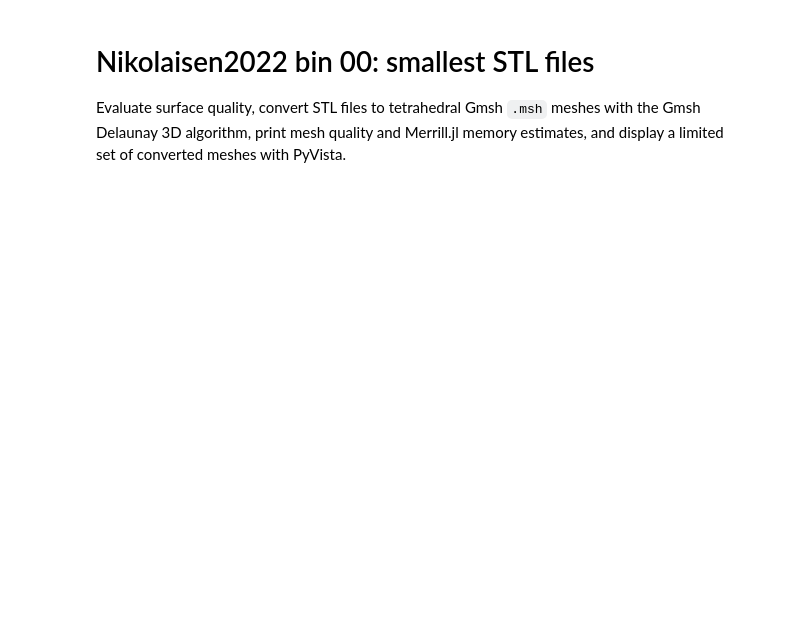
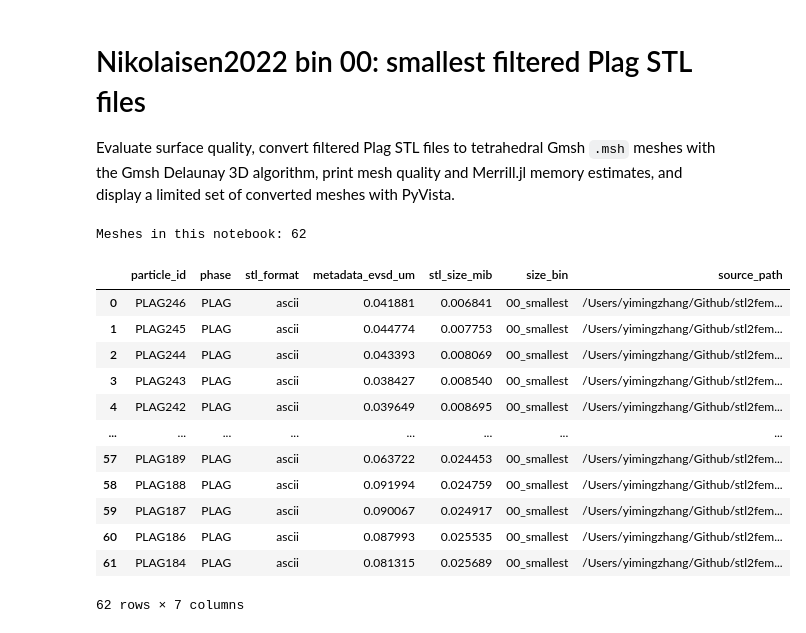
Before and after one commit to duserzym/stl2fem, a Jupyter notebook: examples/Nikolaisen2022_01_bin_00_smallest.ipynb, the cells around one changed output. Saved outputs shown, nothing was run; the diff lists cells and outputs as text; code cells hidden in the pictures; blank space fills up the shorter version.

Commit message:
update example notebook now they should all work

```diff
--- a/examples/Nikolaisen2022_01_bin_00_smallest.ipynb
+++ b/examples/Nikolaisen2022_01_bin_00_smallest.ipynb
@@ -1,7 +1,7 @@
 # %% [markdown]
-# Nikolaisen2022 bin 00: smallest STL files
+# Nikolaisen2022 bin 00: smallest filtered Plag STL files
 
-Evaluate surface quality, convert STL files to tetrahedral Gmsh `.msh` meshes with the Gmsh Delaunay 3D algorithm, print mesh quality and Merrill.jl memory estimates, and display a limited set of converted meshes with PyVista.
+Evaluate surface quality, convert filtered Plag STL files to tetrahedral Gmsh `.msh` meshes with the Gmsh Delaunay 3D algorithm, print mesh quality and Merrill.jl memory estimates, and display a limited set of converted meshes with PyVista.
 # %%
 from pathlib import Path
 import sys
@@ -11,24 +11,54 @@ if not (REPO / "src").exists() and (REPO.parent / "src").exists():
     REPO = REPO.parent
 sys.path.insert(0, str(REPO / "src"))
 
-from stl2fem.datasets import assign_size_bins, nikolaisen_inventory
+from stl2fem.datasets import add_nikolaisen_stl_metadata, assign_size_bins, nikolaisen_inventory
 from stl2fem.visualize import display_volume_mesh
-from stl2fem.workflow import process_nikolaisen_size_bin
+from stl2fem.conversion import DEFAULT_BRUTE_FORCE_MAX_CELLS_PER_AXIS
+from stl2fem.workflow import DEFAULT_MESH_STRATEGIES, DEFAULT_MESH_TIMEOUT_SECONDS, process_nikolaisen_size_bin
 
 DATASET_ROOT = REPO / "data" / "Nikolaisen2022"
-OUTPUT_ROOT = REPO / "processed" / "Nikolaisen2022"
+OUTPUT_ROOT = REPO / "data" / "Nikolaisen2022_merrill_msh"
 BIN_INDEX = 0
 N_BINS = 4
 INPUT_UNIT = "um"
 TARGET_EDGE_LENGTH_M = 9e-9
+PHASES = ("PLAG",)
+MAX_EVSD_UM = 1.0
+SAVE_NATIVE_MESH = False
+MESH_TIMEOUT_SECONDS = DEFAULT_MESH_TIMEOUT_SECONDS
+MESH_STRATEGIES = DEFAULT_MESH_STRATEGIES
+BRUTEFORCE_MAX_CELLS_PER_AXIS = DEFAULT_BRUTE_FORCE_MAX_CELLS_PER_AXIS
 OVERWRITE = False
 MAX_MESHES = None
-DISPLAY_LIMIT = 8
+DISPLAY_LIMIT = 100
 # %%
-inventory = assign_size_bins(nikolaisen_inventory(DATASET_ROOT), n_bins=N_BINS)
+inventory = add_nikolaisen_stl_metadata(
+    nikolaisen_inventory(DATASET_ROOT, phases=PHASES),
+    dataset_root=DATASET_ROOT,
+)
+inventory = inventory[inventory["metadata_evsd_um"] < MAX_EVSD_UM].copy()
+inventory = assign_size_bins(inventory, n_bins=N_BINS)
 subset = inventory[inventory["size_bin_index"] == BIN_INDEX]
 print(f"Meshes in this notebook: {len(subset)}")
-subset[["particle_id", "phase", "stl_format", "stl_size_mib", "size_bin", "source_path"]]
+subset[[
+    "particle_id", "phase", "stl_format", "metadata_evsd_um",
+    "stl_size_mib", "size_bin", "source_path",
+]]
+# %% [output]
+Meshes in this notebook: 62
+|  | particle_id | phase | stl_format | metadata_evsd_um | stl_size_mib | size_bin | source_path |
+| 0 | PLAG246 | PLAG | ascii | 0.041881 | 0.006841 | 00_smallest | /Users/yimingzhang/Github/stl2fem... |
+| 1 | PLAG245 | PLAG | ascii | 0.044774 | 0.007753 | 00_smallest | /Users/yimingzhang/Github/stl2fem... |
+| 2 | PLAG244 | PLAG | ascii | 0.043393 | 0.008069 | 00_smallest | /Users/yimingzhang/Github/stl2fem... |
+| 3 | PLAG243 | PLAG | ascii | 0.038427 | 0.008540 | 00_smallest | /Users/yimingzhang/Github/stl2fem... |
+| 4 | PLAG242 | PLAG | ascii | 0.039649 | 0.008695 | 00_smallest | /Users/yimingzhang/Github/stl2fem... |
+| ... | ... | ... | ... | ... | ... | ... | ... |
+| 57 | PLAG189 | PLAG | ascii | 0.063722 | 0.024453 | 00_smallest | /Users/yimingzhang/Github/stl2fem... |
+| 58 | PLAG188 | PLAG | ascii | 0.091994 | 0.024759 | 00_smallest | /Users/yimingzhang/Github/stl2fem... |
+| 59 | PLAG187 | PLAG | ascii | 0.090067 | 0.024917 | 00_smallest | /Users/yimingzhang/Github/stl2fem... |
+| 60 | PLAG186 | PLAG | ascii | 0.087993 | 0.025535 | 00_smallest | /Users/yimingzhang/Github/stl2fem... |
+| 61 | PLAG184 | PLAG | ascii | 0.081315 | 0.025689 | 00_smallest | /Users/yimingzhang/Github/stl2fem... |
+62 rows × 7 columns
 # %%
 results = process_nikolaisen_size_bin(
     DATASET_ROOT,
```
Also changed, not shown: parts of 2 cells of this notebook, 5 other files.
